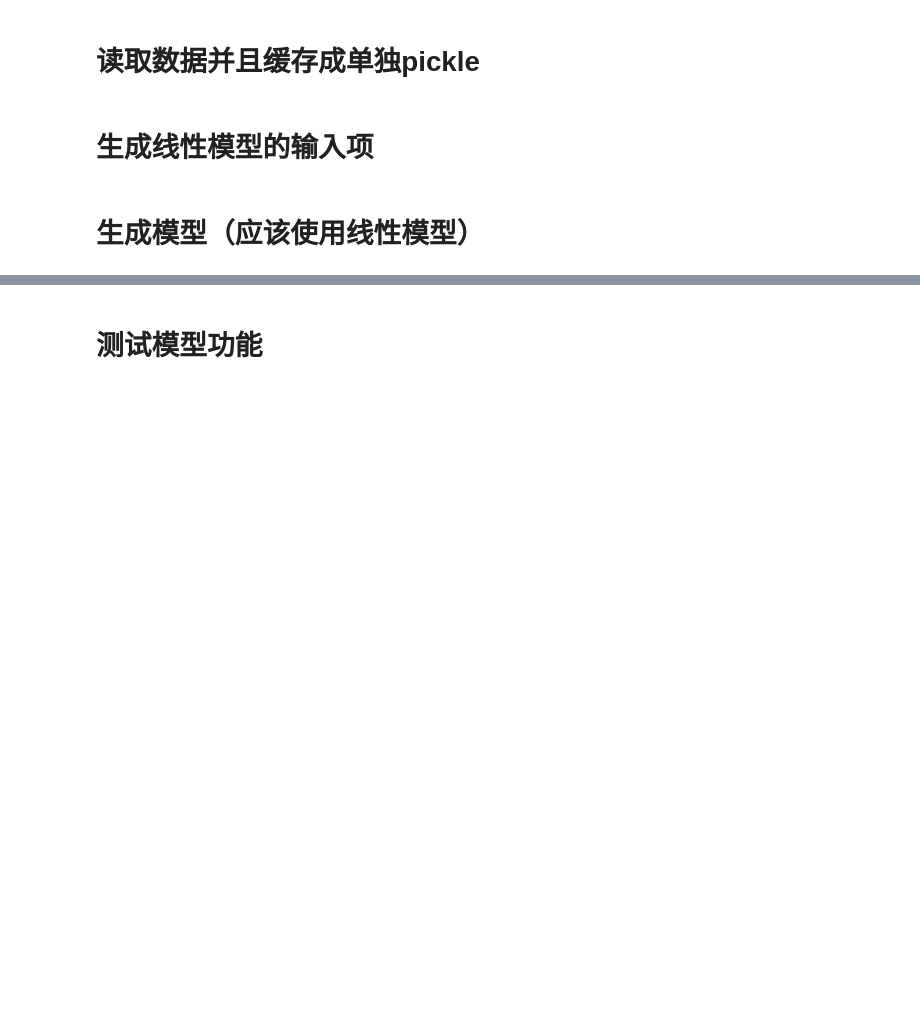
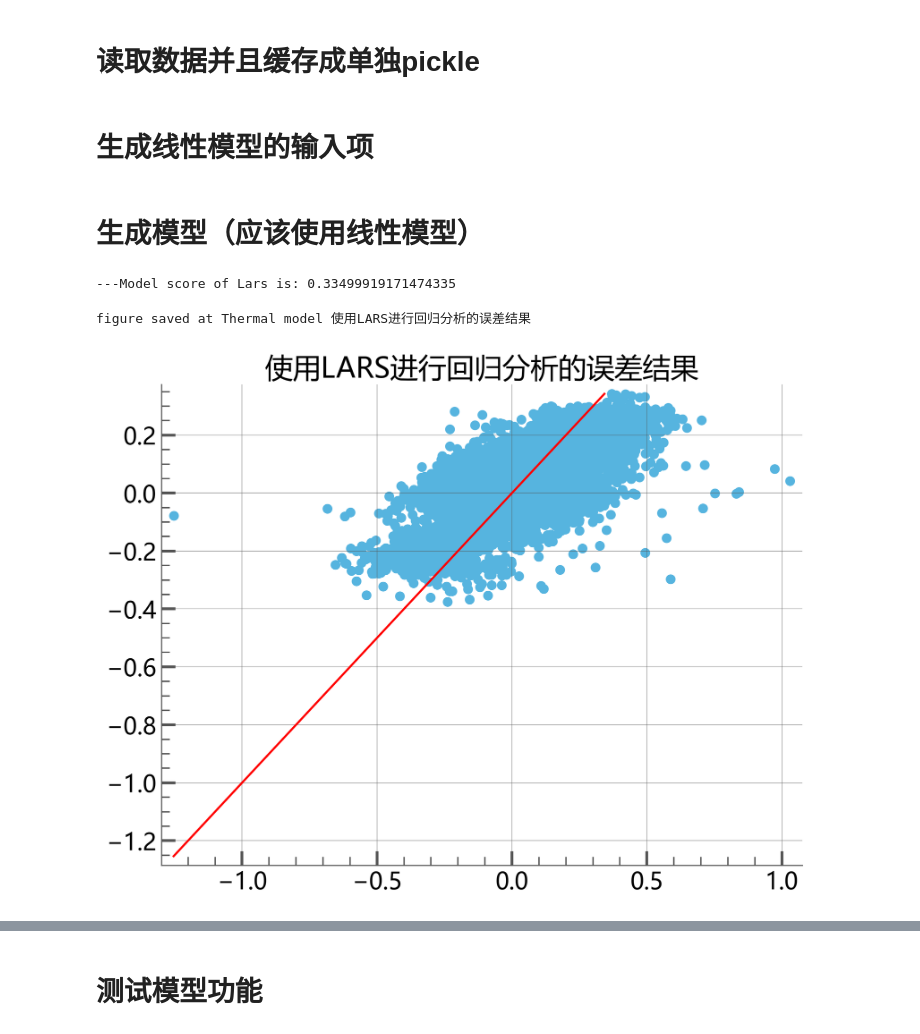
Before and after one commit to GustavHenry/Electrolyzer-dynamic-model, a Jupyter notebook: src/Thermal model test.ipynb, the cells around one changed output, grey strips where cells are left out. Saved outputs shown, nothing was run; the diff lists cells and outputs as text; code cells hidden in the pictures; blank space fills up the shorter version.

Commit message:
minor bug fix for electrolyzer class, add regressor method for thermal model

```diff
--- a/src/Thermal model test.ipynb
+++ b/src/Thermal model test.ipynb
@@ -65,0 +59,18 @@ model.feature_importances_
+# %%
+model_lars,model_input,model_target = fit_LARS(df_thermal_model_data_input)
+# %% [output]
+---Model score of Lars is: 0.33499919171474335
+# %%
+( model_predict, error) = model_estimator(
+    model_lars,
+    ,model_input,model_target
+)
+# %%
+Thermal_model_regression_scatter(
+    model_target = model_target,
+    model_predict = model_predict,
+    title_model="LARS",
+).save()
+# %% [output]
+figure saved at Thermal model 使用LARS进行回归分析的误差结果
+[figure, added]
```
Also changed, not shown: parts of 22 cells of this notebook, 12 other files.
